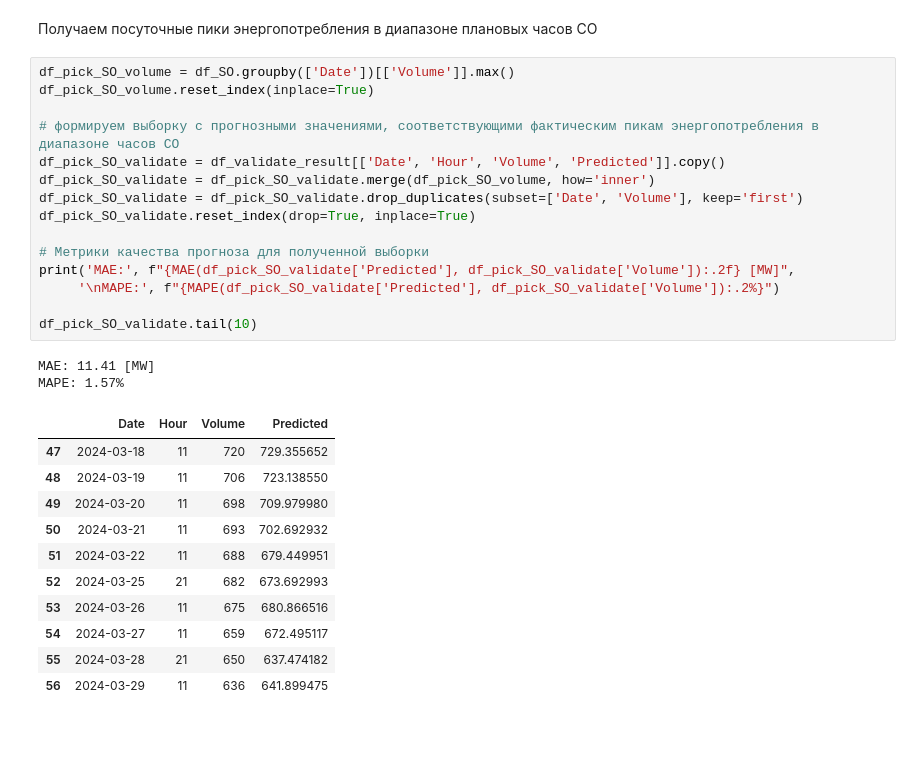
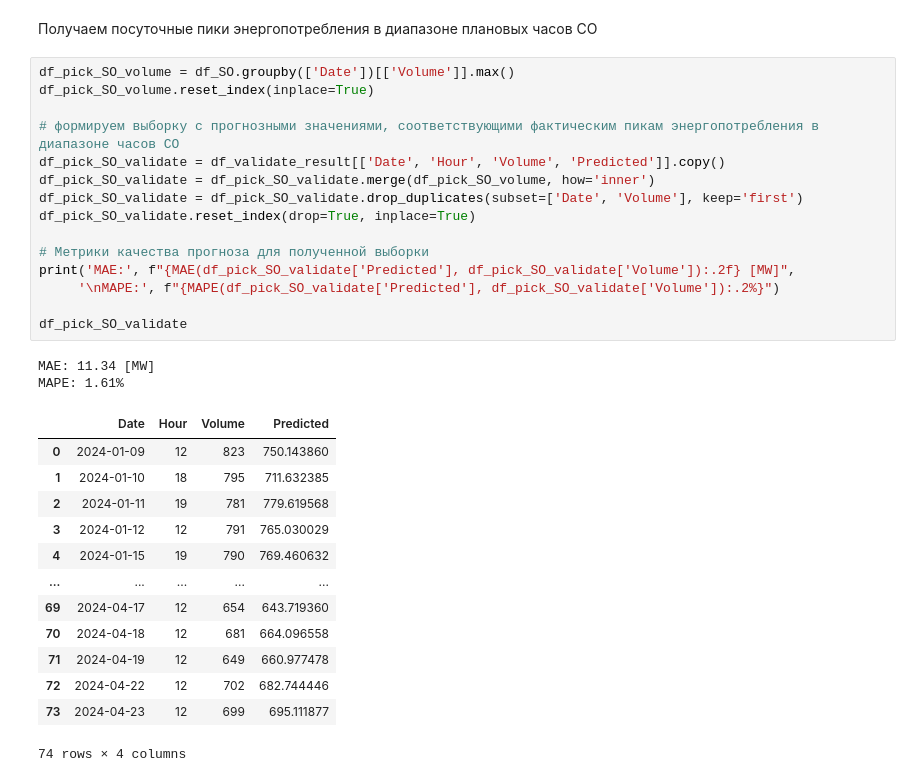
Before and after one commit to caapel/Volume_Forecast_for_Kaliningrad, a Jupyter notebook: XGboost_Kaliningrad_2024.ipynb, the cells around one changed output. Drawn from its saved outputs; the diff is of its cells as text; blank space fills up the shorter version.

Commit message:
add validate pick-hour ATS from April 2024

```diff
--- a/XGboost_Kaliningrad_2024.ipynb
+++ b/XGboost_Kaliningrad_2024.ipynb
@@ -1020,29 +1038,31 @@ MAPE: 1.60%
 # %%
 df_pick_SO_volume = df_SO.groupby(['Date'])[['Volume']].max()
 df_pick_SO_volume.reset_index(inplace=True)
 
 # формируем выборку с прогнозными значениями, соответствующими фактическим пикам энергопотребления в диапазоне часов СО
 df_pick_SO_validate = df_validate_result[['Date', 'Hour', 'Volume', 'Predicted']].copy()
 df_pick_SO_validate = df_pick_SO_validate.merge(df_pick_SO_volume, how='inner')
 df_pick_SO_validate = df_pick_SO_validate.drop_duplicates(subset=['Date', 'Volume'], keep='first')
 df_pick_SO_validate.reset_index(drop=True, inplace=True)
 
 # Метрики качества прогноза для полученной выборки
 print('MAE:', f"{MAE(df_pick_SO_validate['Predicted'], df_pick_SO_validate['Volume']):.2f} [MW]",
      '\nMAPE:', f"{MAPE(df_pick_SO_validate['Predicted'], df_pick_SO_validate['Volume']):.2%}")
 
-df_pick_SO_validate.tail(10)
+df_pick_SO_validate
 # %% [output]
-MAE: 11.41 [MW]
-MAPE: 1.57%
+MAE: 11.34 [MW]
+MAPE: 1.61%
 |  | Date | Hour | Volume | Predicted |
-| 47 | 2024-03-18 | 11 | 720 | 729.355652 |
-| 48 | 2024-03-19 | 11 | 706 | 723.138550 |
-| 49 | 2024-03-20 | 11 | 698 | 709.979980 |
-| 50 | 2024-03-21 | 11 | 693 | 702.692932 |
-| 51 | 2024-03-22 | 11 | 688 | 679.449951 |
-| 52 | 2024-03-25 | 21 | 682 | 673.692993 |
-| 53 | 2024-03-26 | 11 | 675 | 680.866516 |
-| 54 | 2024-03-27 | 11 | 659 | 672.495117 |
-| 55 | 2024-03-28 | 21 | 650 | 637.474182 |
-| 56 | 2024-03-29 | 11 | 636 | 641.899475 |
+| 0 | 2024-01-09 | 12 | 823 | 750.143860 |
+| 1 | 2024-01-10 | 18 | 795 | 711.632385 |
+| 2 | 2024-01-11 | 19 | 781 | 779.619568 |
+| 3 | 2024-01-12 | 12 | 791 | 765.030029 |
+| 4 | 2024-01-15 | 19 | 790 | 769.460632 |
+| ... | ... | ... | ... | ... |
+| 69 | 2024-04-17 | 12 | 654 | 643.719360 |
+| 70 | 2024-04-18 | 12 | 681 | 664.096558 |
+| 71 | 2024-04-19 | 12 | 649 | 660.977478 |
+| 72 | 2024-04-22 | 12 | 702 | 682.744446 |
+| 73 | 2024-04-23 | 12 | 699 | 695.111877 |
+74 rows × 4 columns
```
Also changed, not shown: parts of 5 cells of this notebook, 1 other file.
